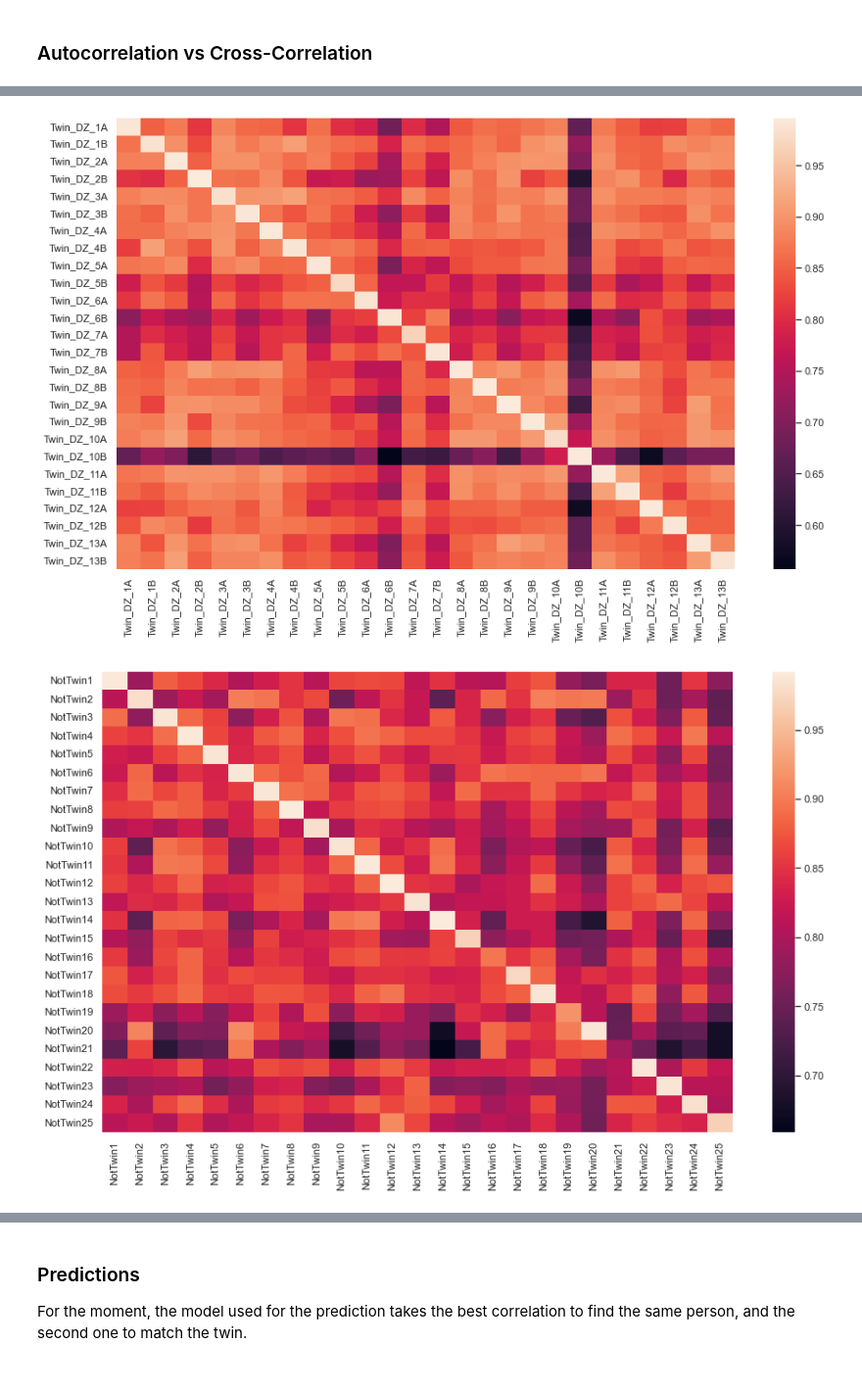
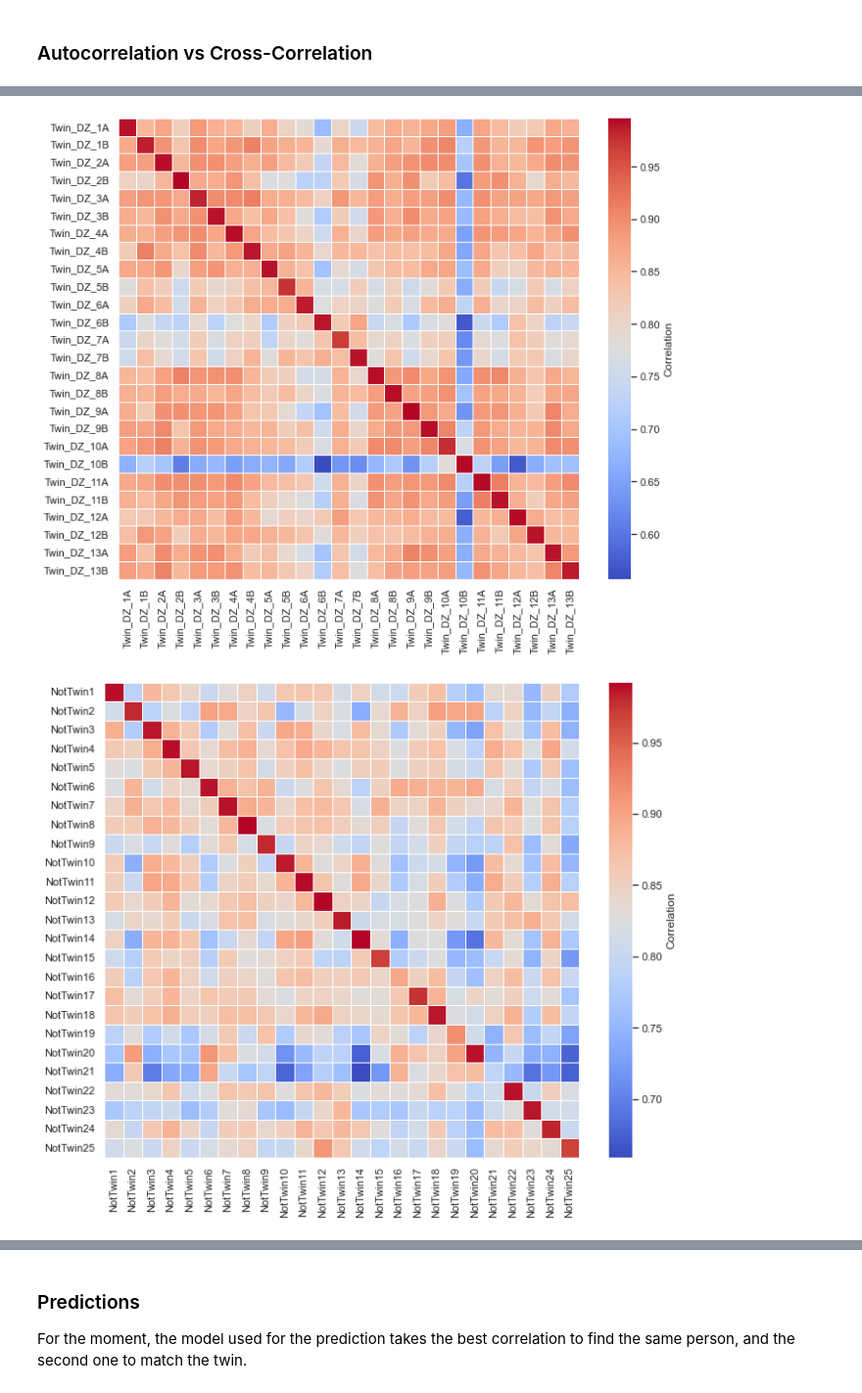
Before and after one commit to Epideixx/Fingerprints_Twins, a Jupyter notebook: PSD_processing.ipynb, the cells around one changed output, grey strips where cells are left out. Shown at 98% size. Drawn from its saved outputs; the diff is of its cells as text; code cells hidden in the pictures.

Commit message:
Improve figures + statistics NT

```diff
--- a/PSD_processing.ipynb
+++ b/PSD_processing.ipynb
@@ -24,7 +24,7 @@ from tqdm import tqdm
 
 # To plot
 import seaborn as sns
-sns.set_theme(style="darkgrid")
+sns.set_theme(style="white")
 from matplotlib import pyplot as plt
 
 # For ML
@@ -186,12 +186,14 @@ def corr_multi_subjects(dataset_1, dataset_2, plot = True):
             corr[i, j] = pearsonr(dataset_1.loc[subj_1], dataset_2.loc[subj_2])[0]
 
     # Convert to Dataframe
-    corr = pd.DataFrame(corr, index = [rename_twins[id] for id in dataset_1.index], columns= [rename_twins[id] for id in dataset_1.index])
+    corr = pd.DataFrame(corr, index = [rename_twins[id] for id in dataset_1.index], columns= [rename_twins[id] for id in dataset_2.index])
 
     # Plot
     if plot :
-        plt.figure(figsize = (15, 9))
-        sns.heatmap(corr)
+        f, ax = plt.subplots(figsize=(11, 9))
+        cmap = sns.color_palette("coolwarm", as_cmap=True)
+        sns.heatmap(corr, cmap=cmap,
+            square=True, linewidths=.7, cbar_kws={"shrink": 1.0, "label": "Correlation"})
         plt.show()
 
     return corr
@@ -302,14 +304,14 @@ record_B_DZ = record_B[mask_DZ].reindex(ids_DZ)
 
 corr_DZ = corr_multi_subjects(record_A_DZ, record_B_DZ)
 # %% [output]
-[figure, old version]
+[figure, new version]
 # %%
 # Correlations between the other unrelated subjects (except one pair of siblings)
 
 mask_NT = [True if subj_id in ids_NT else False for subj_id in record_A.index]
 record_A_NT = record_A[mask_NT].reindex(ids_NT)
 record_B_NT = record_B[mask_NT].reindex(ids_NT)
 
-corr_NT = corr_multi_subjects(record_A_NT, record_B_NT)
+corr_only_NT = corr_multi_subjects(record_A_NT, record_B_NT)
 # %% [output]
-[figure, old version]
+[figure, new version]
```
Also changed, not shown: parts of 27 cells of this notebook.
